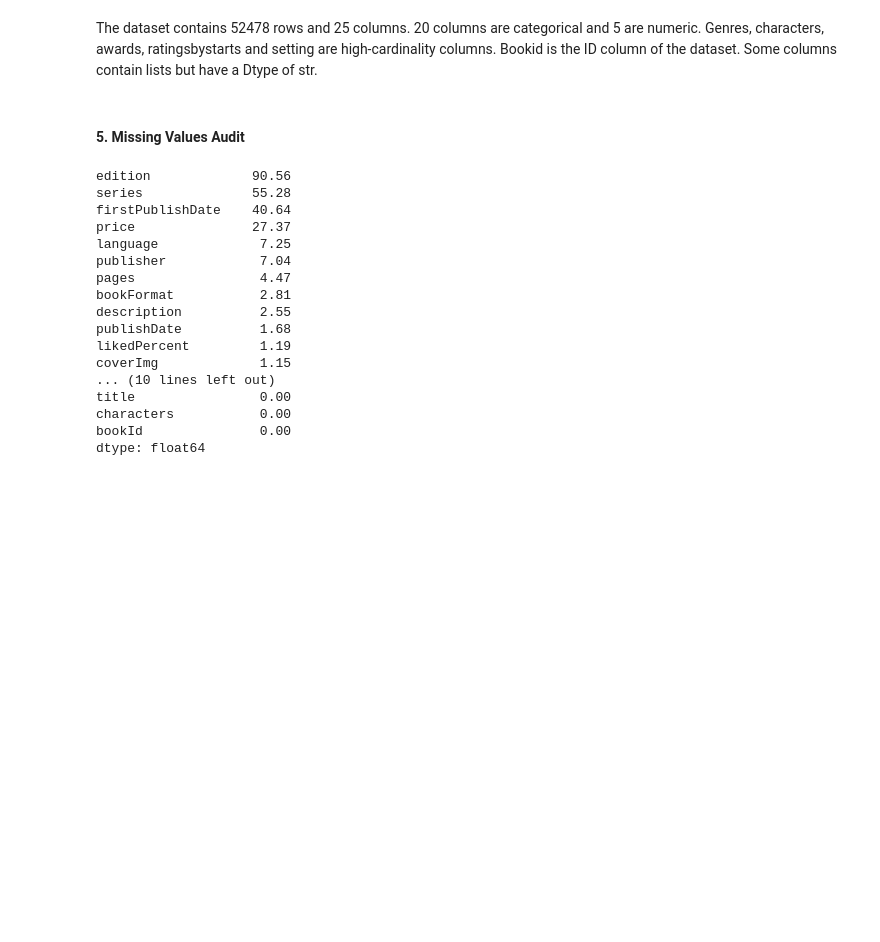
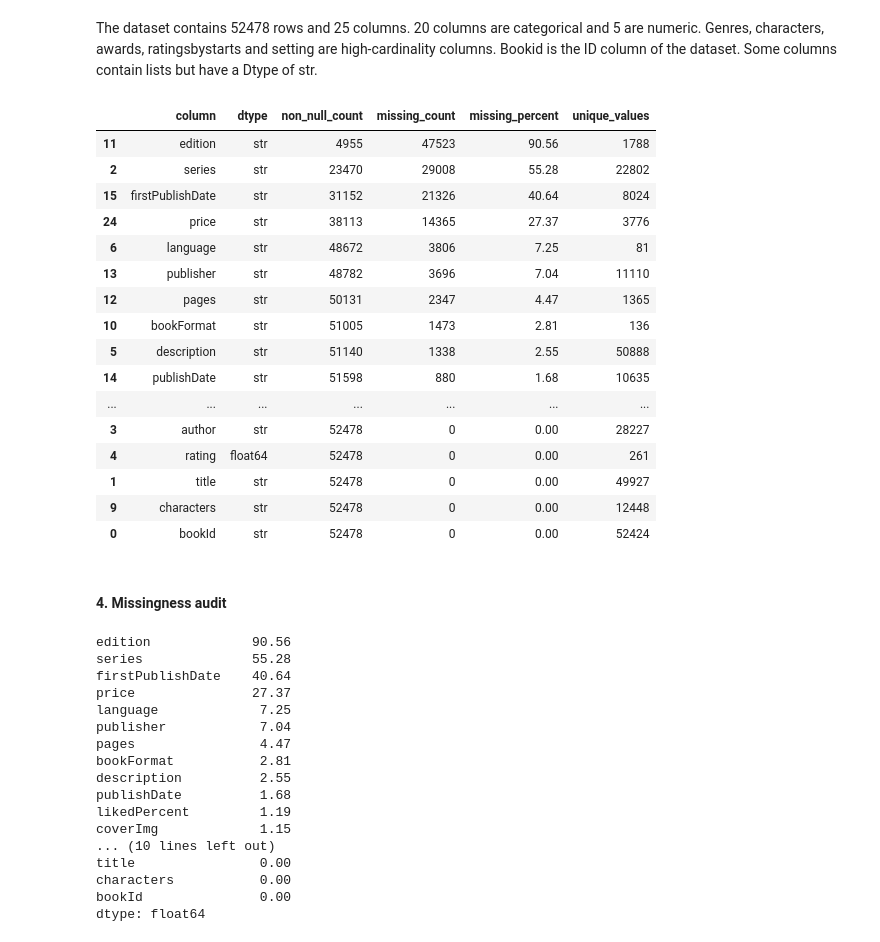
Before and after one commit to esabaliauskaite/book-dataset-analysis, a Jupyter notebook: notebooks/01_data_audit.ipynb, the cells around one changed output. Drawn from its saved outputs; the diff is of its cells as text; code cells hidden in the pictures; blank space fills up the shorter version.

Commit message:
Rework data audit plan

```diff
--- a/notebooks/01_data_audit.ipynb
+++ b/notebooks/01_data_audit.ipynb
@@ -9,3 +7,3 @@ import plotly.express as px
 # %%
-initial_data = pd.read_csv('../data/raw/books_1.Best_Books_Ever.csv')
+df_raw = pd.read_csv('../data/raw/books_1.Best_Books_Ever.csv')
 # %% [markdown]
@@ -60,6 +58,35 @@ dtypes: float64(2), int64(3), str(20)
 memory usage: 10.0 MB
 # %% [markdown]
 The dataset contains 52478 rows and 25 columns. 20 columns are categorical and 5 are numeric. Genres, characters, awards, ratingsbystarts and setting are high-cardinality columns. Bookid is the ID column of the dataset. Some columns contain lists but have a Dtype of str.
+# %%
+schema_audit = pd.DataFrame({
+    "column": df_raw.columns,
+    "dtype": df_raw.dtypes.astype(str).values,
+    "non_null_count": df_raw.notna().sum().values,
+    "missing_count": df_raw.isna().sum().values,
+    "missing_percent": (df_raw.isna().mean() * 100).round(2).values,
+    "unique_values": [df_raw[col].nunique(dropna=True) for col in df_raw.columns]
+})
+
+schema_audit.sort_values("missing_percent", ascending=False)
+# %% [output]
+|  | column | dtype | non_null_count | missing_count | missing_percent | unique_values |
+| 11 | edition | str | 4955 | 47523 | 90.56 | 1788 |
+| 2 | series | str | 23470 | 29008 | 55.28 | 22802 |
+| 15 | firstPublishDate | str | 31152 | 21326 | 40.64 | 8024 |
+| 24 | price | str | 38113 | 14365 | 27.37 | 3776 |
+| 6 | language | str | 48672 | 3806 | 7.25 | 81 |
+| 13 | publisher | str | 48782 | 3696 | 7.04 | 11110 |
+| 12 | pages | str | 50131 | 2347 | 4.47 | 1365 |
+| 10 | bookFormat | str | 51005 | 1473 | 2.81 | 136 |
+| 5 | description | str | 51140 | 1338 | 2.55 | 50888 |
+| 14 | publishDate | str | 51598 | 880 | 1.68 | 10635 |
+| ... | ... | ... | ... | ... | ... | ... |
+| 3 | author | str | 52478 | 0 | 0.00 | 28227 |
+| 4 | rating | float64 | 52478 | 0 | 0.00 | 261 |
+| 1 | title | str | 52478 | 0 | 0.00 | 49927 |
+| 9 | characters | str | 52478 | 0 | 0.00 | 12448 |
+| 0 | bookId | str | 52478 | 0 | 0.00 | 52424 |
 # %% [markdown]
-#### 5. Missing Values Audit
+#### 4. Missingness audit
 # %%
```
Also changed, not shown: parts of 27 cells of this notebook.
